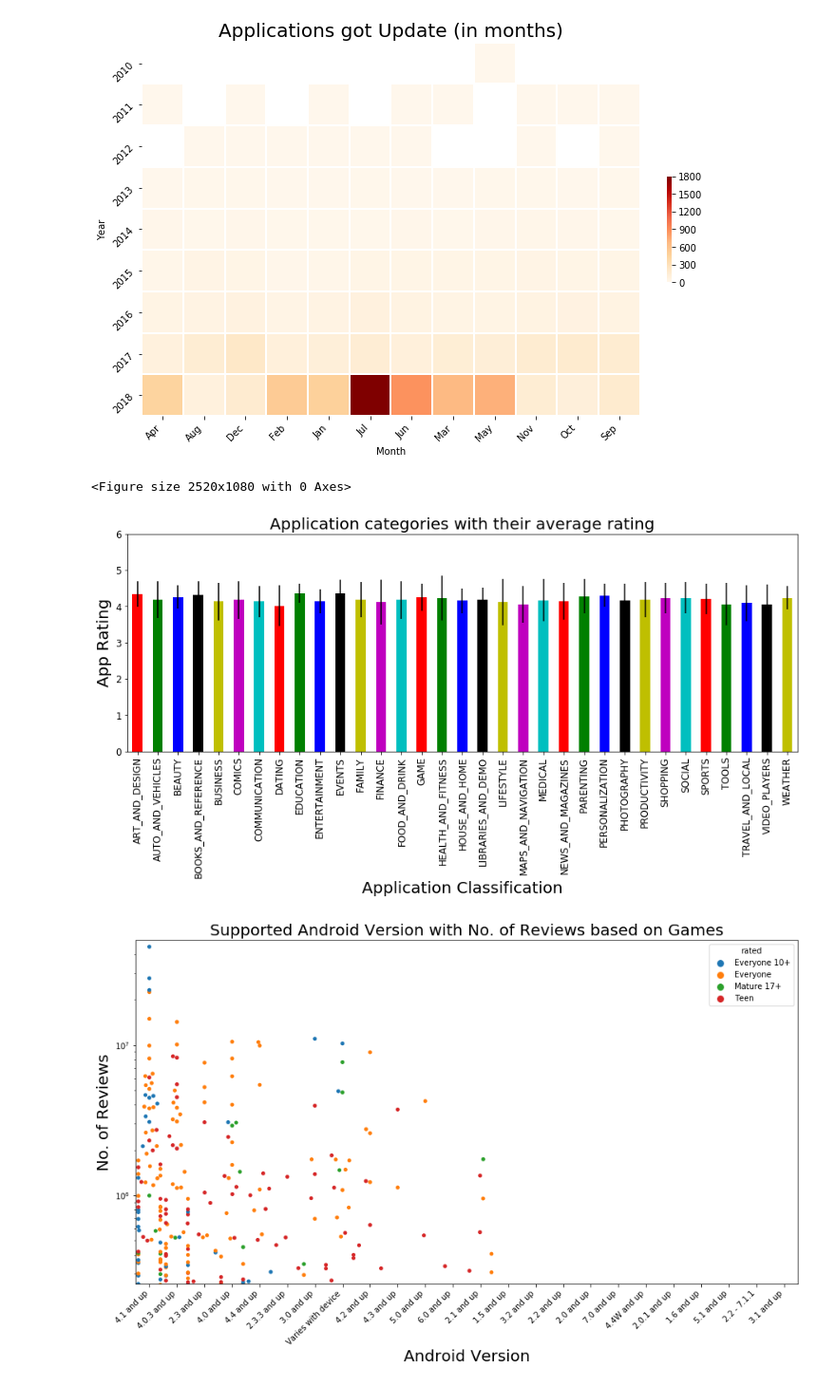
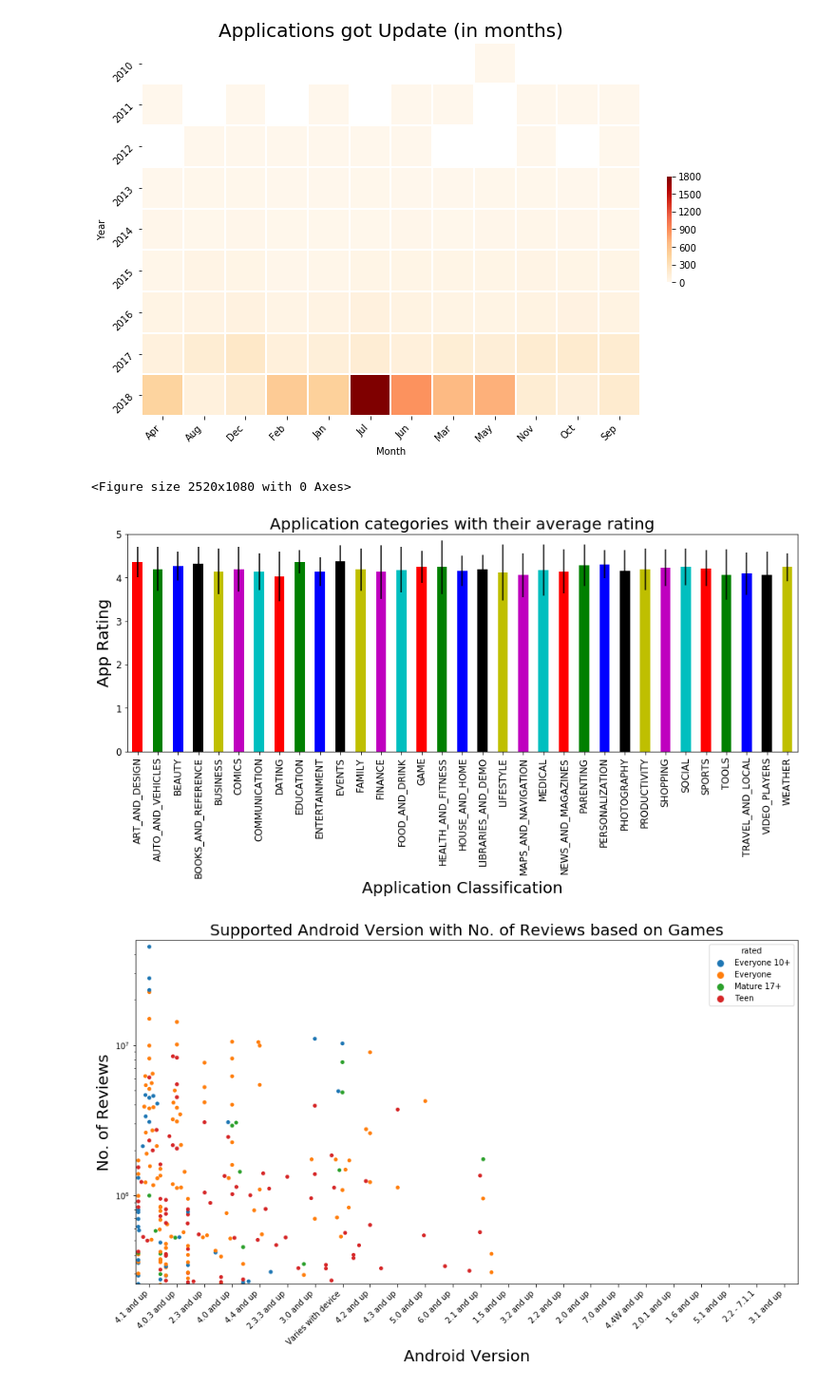
Before and after one commit to souravskr/Google-Play-Store-Analysis, a Jupyter notebook: Project/Project_ver_1.0.ipynb, the cells around one changed output. Shown: that part at 95% size. Saved outputs shown, nothing was run; the diff lists cells and outputs as text; code cells hidden in the pictures.

Commit message:
changed mean plot

```diff
--- a/Project/Project_ver_1.0.ipynb
+++ b/Project/Project_ver_1.0.ipynb
@@ -155,22 +155,22 @@ fig_4.savefig("output_4.png", dpi=300, bbox_inches = "tight")
 # %%
 # Mean and standard deviation plot
 byCategory = df.groupby('category')
 plt.figure(figsize=(35,15))
 std = byCategory.std()
 std = pd.DataFrame(std[['rating']])
 avg = byCategory.mean()
 avg = pd.DataFrame(avg[['rating']])
 my_colors = 'rgbkymc'
 chart5 = avg.plot(figsize=(15,5),legend=False,kind="bar",rot=90,color=my_colors,fontsize=12,yerr=std)
 chart5.set_title("Application categories with their average rating", fontsize=20)
 chart5.set_xlabel("Application Classification", fontsize=20)
 chart5.set_ylabel("App Rating", fontsize=20)
-chart5.set_ylim(0,6)
+chart5.set_ylim(0,5)
 fig_5 = chart5.get_figure()
 fig_5.savefig("output.png", dpi=300, bbox_inches = "tight")
 # %% [output]
 <Figure size 2520x1080 with 0 Axes>
-[figure, old version]
+[figure, new version]
 # %%
 avg1 = pd.concat([avg, std], axis = 1, sort = True)
 #avg.columns = ['average', 'Std. Deviation']
```
Also changed, not shown: 2 other files.
